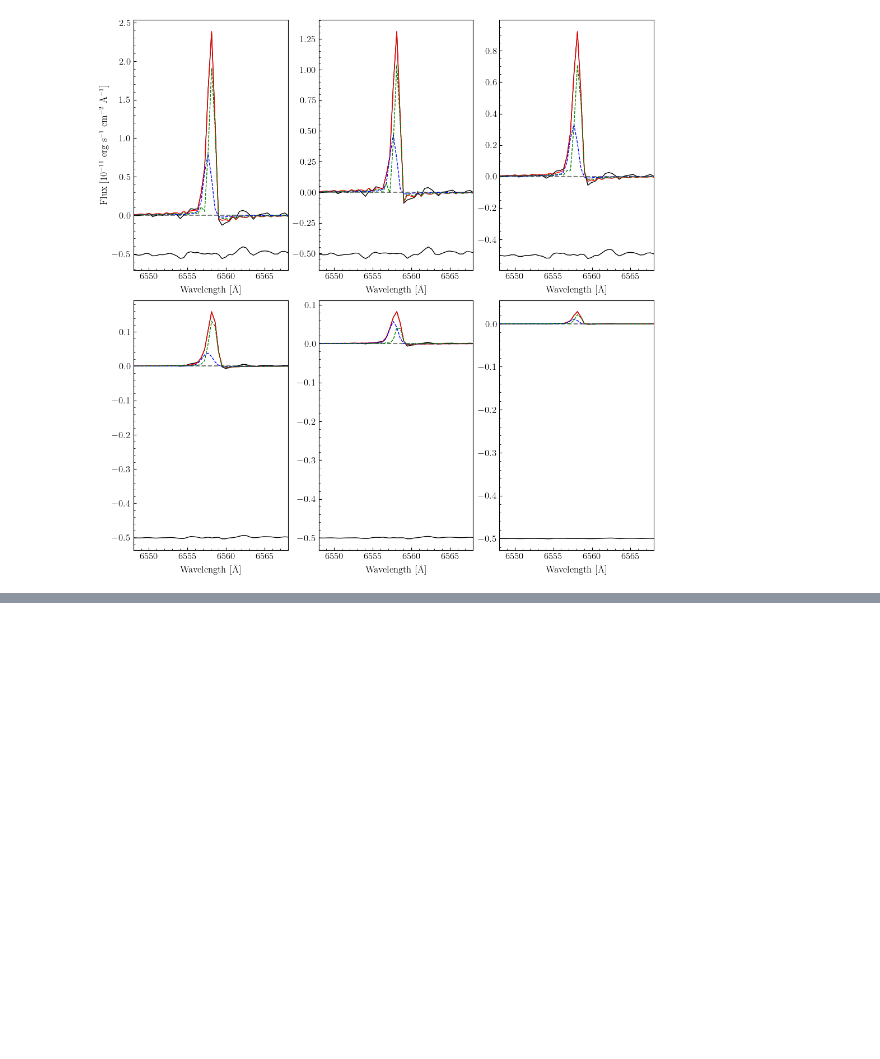
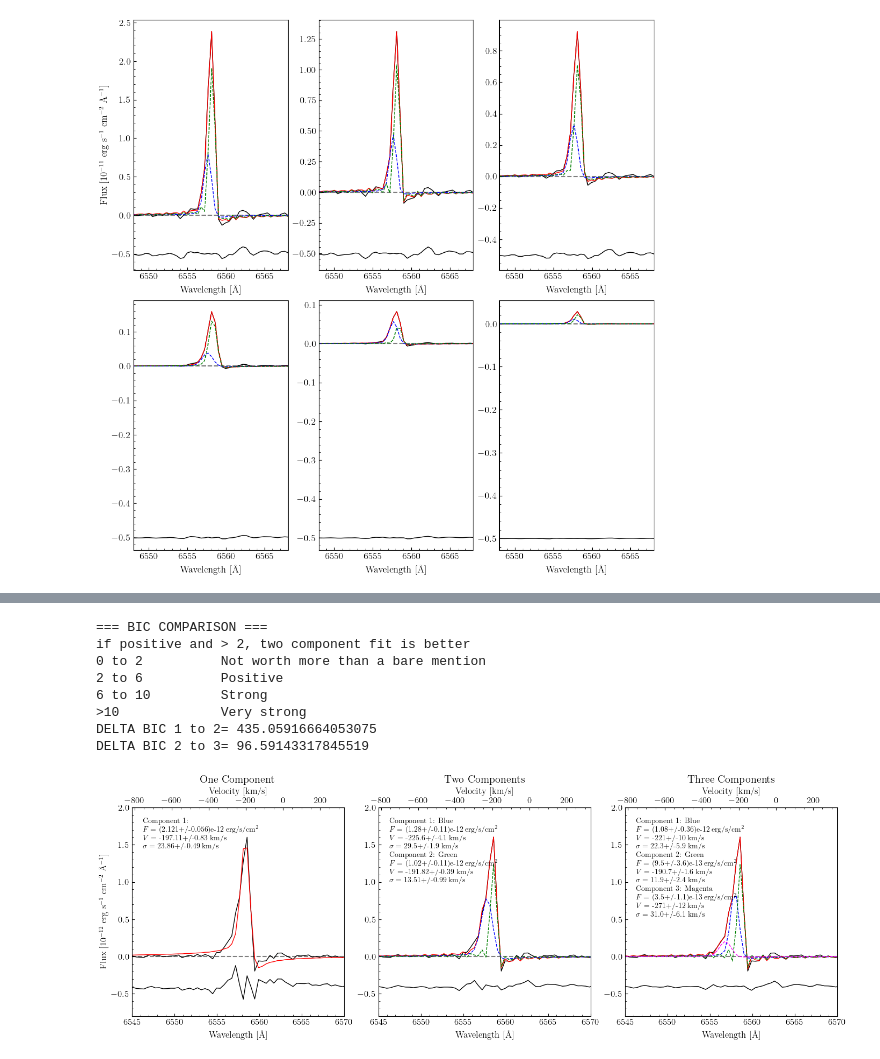
Before and after one commit to astronoray/NGC604_SN4, a Jupyter notebook: Python_N604_SN4/notebooks/SpatialFitting.ipynb, the cells around one changed output, grey strips where cells are left out. Saved outputs shown, nothing was run; the diff lists cells and outputs as text; code cells hidden in the pictures; blank space fills up the shorter version.

```diff
--- a/Python_N604_SN4/notebooks/SpatialFitting.ipynb
+++ b/Python_N604_SN4/notebooks/SpatialFitting.ipynb
@@ -487,0 +577,8 @@ DELTA BIC 2 to 3= 18.993363908954052
+# %%
+background = cube.get_spectrum_in_annulus(331,1374,1,40, median=True, mean_flux=True)
+
+spectrum = cube.get_spectrum(1088.194, 1060.778, 34, median=False, mean_flux=False)
+bubbleD = spectrum.subtract_sky(background)
+
+fit1,fit2,fit3 = compare_components(bubbleD,axis)
+# %% [output]
@@ -487,0 +604,9 @@ DELTA BIC 2 to 3= 18.993363908954052
+=== BIC COMPARISON ===
+if positive and > 2, two component fit is better
+0 to 2          Not worth more than a bare mention
+2 to 6          Positive
+6 to 10         Strong
+>10             Very strong
+DELTA BIC 1 to 2= 435.05916664053075
+DELTA BIC 2 to 3= 96.59143317845519
+[figure, added]
```
Also changed, not shown: parts of 17 cells of this notebook.
